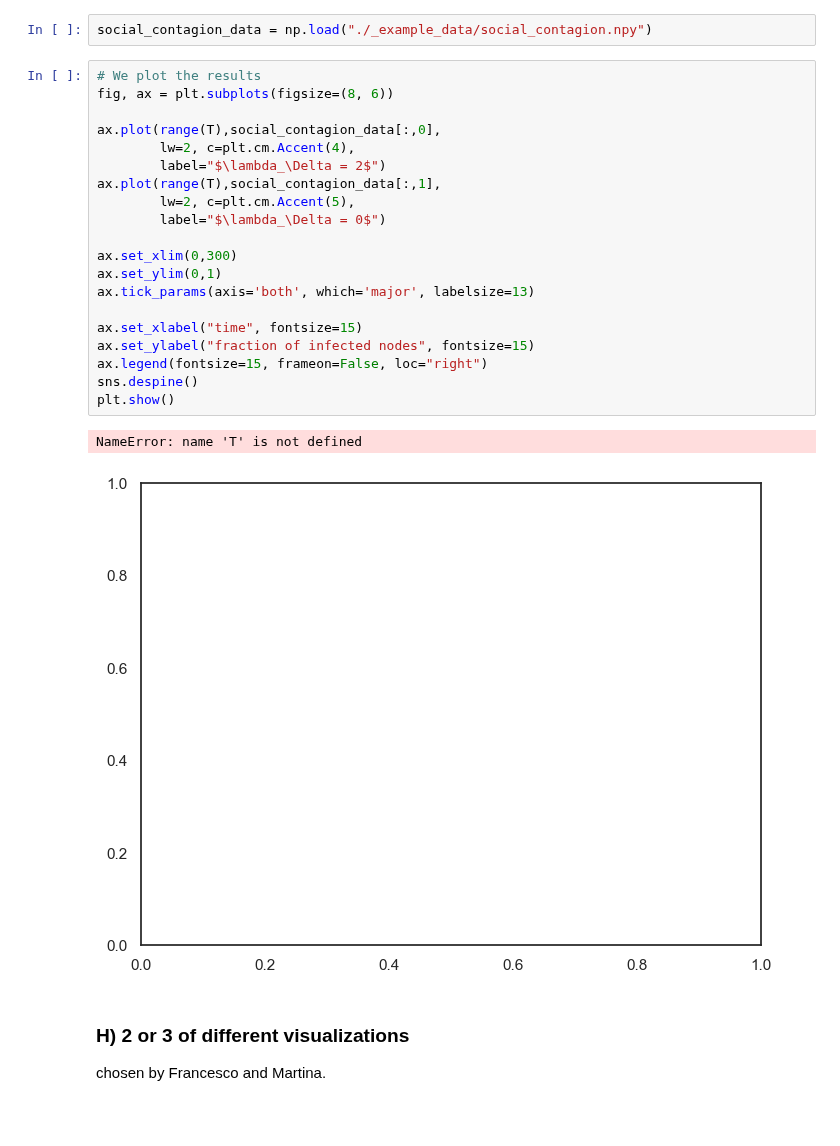
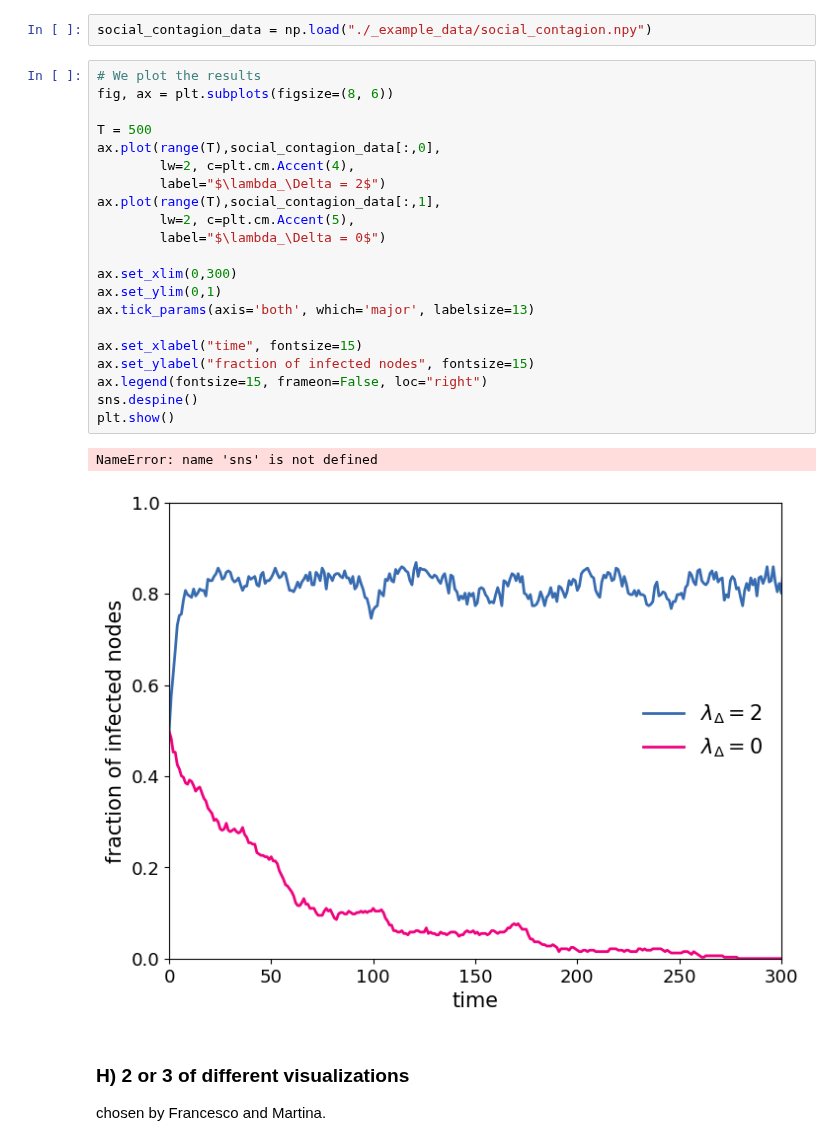
Before and after one commit to HGX-Team/hypergraphx, a Jupyter notebook: tutorials/analysis_paper.ipynb, the cells around one changed output. Drawn from its saved outputs; the diff is of its cells as text; blank space fills up the shorter version.

```diff
--- a/tutorials/analysis_paper.ipynb
+++ b/tutorials/analysis_paper.ipynb
@@ -302,26 +302,27 @@ social_contagion_data = np.load("./_example_data/social_contagion.npy")
 # %%
 # We plot the results
 fig, ax = plt.subplots(figsize=(8, 6))
 
+T = 500
 ax.plot(range(T),social_contagion_data[:,0],
         lw=2, c=plt.cm.Accent(4),
         label="$\lambda_\Delta = 2$")
 ax.plot(range(T),social_contagion_data[:,1],
         lw=2, c=plt.cm.Accent(5),
         label="$\lambda_\Delta = 0$")
 
 ax.set_xlim(0,300)
 ax.set_ylim(0,1)
 ax.tick_params(axis='both', which='major', labelsize=13)
 
 ax.set_xlabel("time", fontsize=15)
 ax.set_ylabel("fraction of infected nodes", fontsize=15)
 ax.legend(fontsize=15, frameon=False, loc="right")
 sns.despine()
 plt.show()
 # %% [output]
-NameError: name 'T' is not defined
+NameError: name 'sns' is not defined
-[figure, old version]
+[figure, new version]
 # %% [markdown]
 ### H) 2 or 3 of different visualizations
 chosen by Francesco and Martina.
```
Also changed, not shown: 1 other file.
